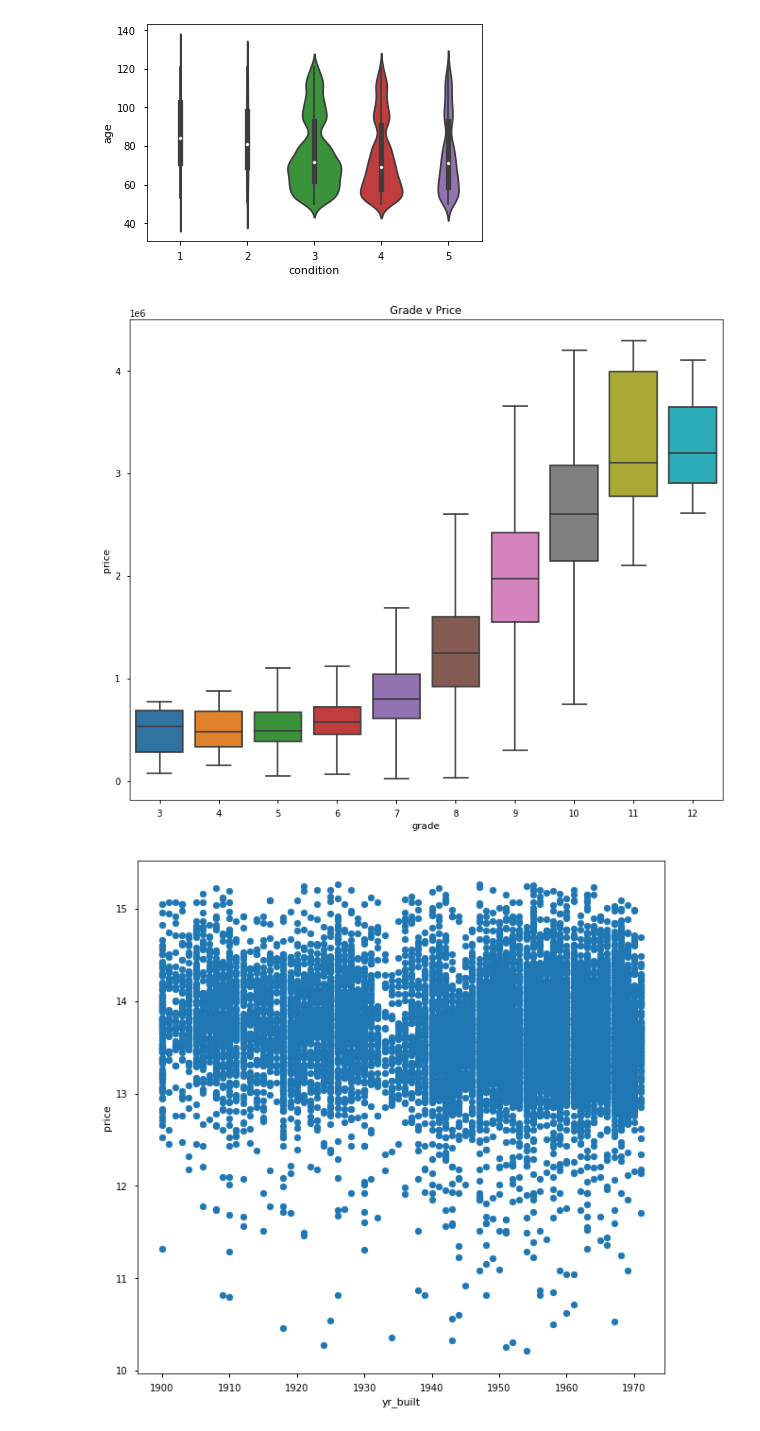
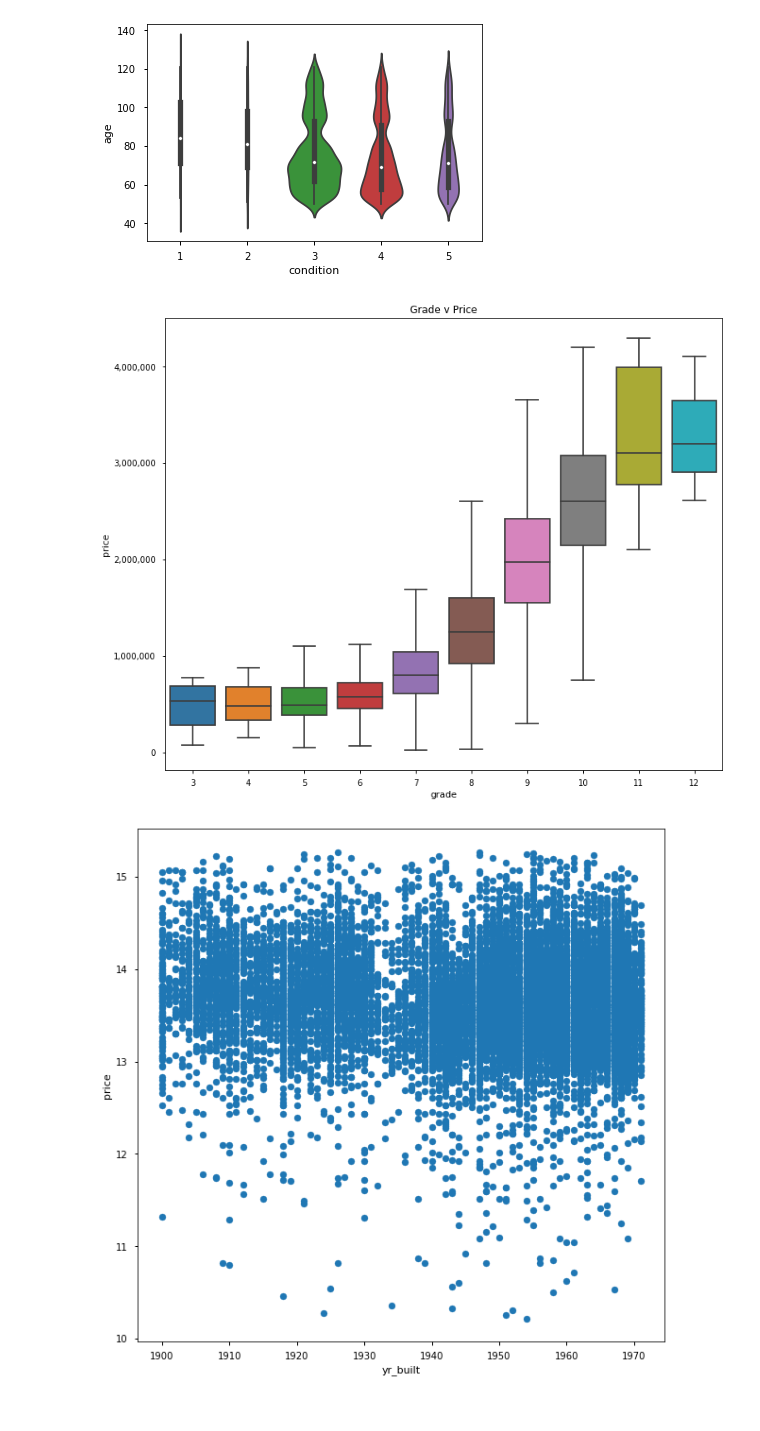
Before and after one commit to hall-nicholas/flatiron-ds-project-2, a Jupyter notebook: code/Dan_consolidated.ipynb, the cells around one changed output. Cells and saved outputs as stored; diff of their text form; code cells hidden in the pictures.

```diff
--- a/code/Dan_consolidated.ipynb
+++ b/code/Dan_consolidated.ipynb
@@ -325,9 +405,11 @@ sns.violinplot(data=historic, x="condition", y="age", scale = "count")
 # %%
 fig, ax = plt.subplots(figsize = (12,10))
 ax = sns.boxplot(x = historic['grade'], y = historic['price'], showfliers = False)
+ax.get_yaxis().set_major_formatter(
+    plt.FuncFormatter(lambda x, p: format(int(x), ',')))
 ax.set_title("Grade v Price");
 # %% [output]
-[figure, old version]
+[figure, new version]
 # %%
 fig, ax = plt.subplots(figsize = (10, 10))
 ax.scatter((historic['yr_built']), np.log(historic['price']))
```
Also changed, not shown: parts of 17 cells of this notebook.
